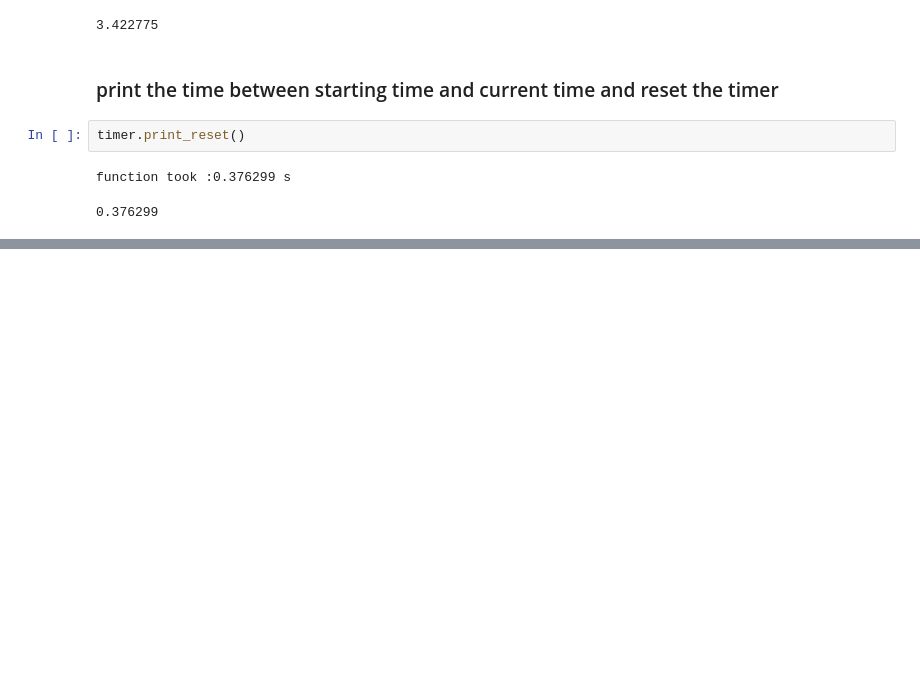
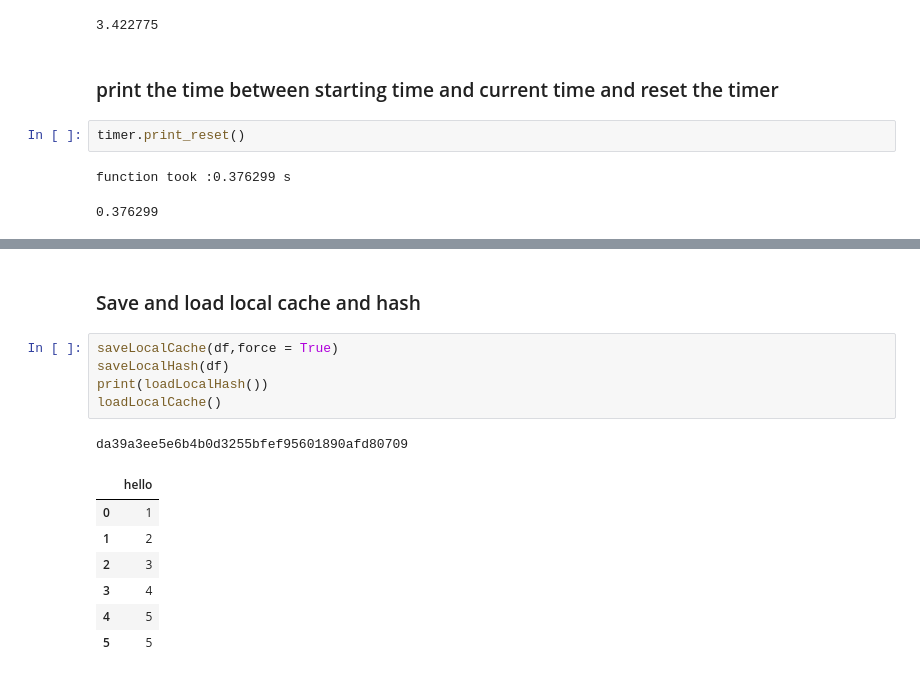
Before and after one commit to thanakijwanavit/nicHelper, a Jupyter notebook: index.ipynb, the cells around one changed output, grey strips where cells are left out. Cells and saved outputs as stored; diff of their text form; blank space fills up the shorter version.

```diff
--- a/index.ipynb
+++ b/index.ipynb
@@ -346,0 +369,16 @@ function took :0.376299 s
+# %% [markdown]
+### Save and load local cache and hash
+# %%
+saveLocalCache(df,force = True)
+saveLocalHash(df)
+print(loadLocalHash())
+loadLocalCache()
+# %% [output]
+da39a3ee5e6b4b0d3255bfef95601890afd80709
+|  | hello |
+| 0 | 1 |
+| 1 | 2 |
+| 2 | 3 |
+| 3 | 4 |
+| 4 | 5 |
+| 5 | 5 |
```
Also changed, not shown: parts of 5 cells of this notebook, 6 other files.
